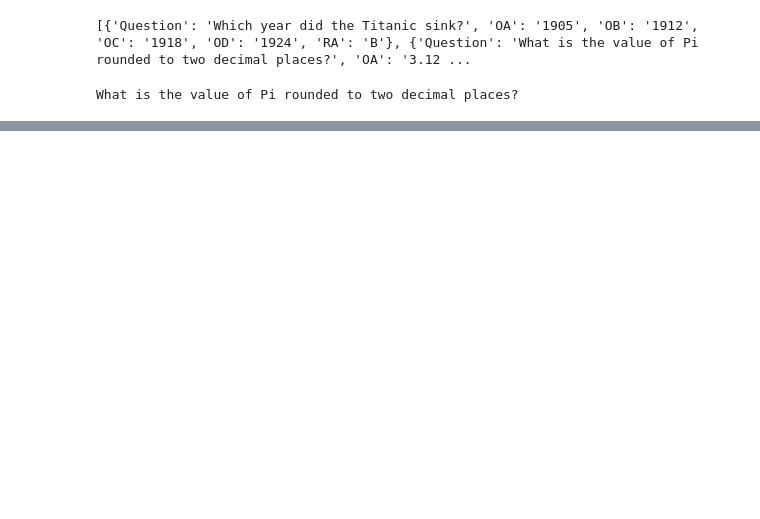
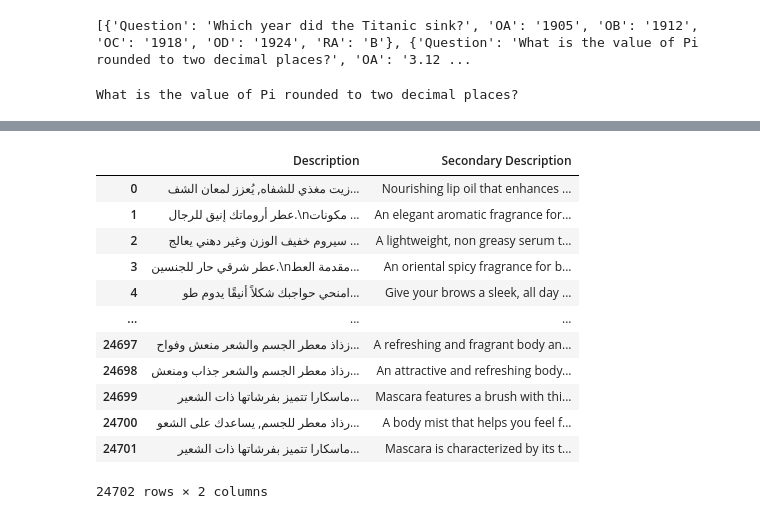
Before and after one commit to Ahmadhumayoun/AdvancePythonClassRepo, a Jupyter notebook: PandasLearning.ipynb, the cells around one changed output, grey strips where cells are left out. Cells and saved outputs as stored; diff of their text form; code cells hidden in the pictures; blank space fills up the shorter version.

```diff
--- a/PandasLearning.ipynb
+++ b/PandasLearning.ipynb
@@ -552,0 +573,16 @@ What is the value of Pi rounded to two decimal places?
+# %%
+dfItems[["Description","Secondary Description"]]
+# %% [output]
+|  | Description | Secondary Description |
+| 0 | زيت مغذي للشفاه, يُعزز لمعان الشف... | Nourishing lip oil that enhances ... |
+| 1 | عطر أروماتك إنيق للرجال.\nمكونات ... | An elegant aromatic fragrance for... |
+| 2 | سيروم خفيف الوزن وغير دهني يعالج ... | A lightweight, non greasy serum t... |
+| 3 | عطر شرقي حار للجنسين.\nمقدمة العط... | An oriental spicy fragrance for b... |
+| 4 | امنحي حواجبك شكلاً أنيقًا يدوم طو... | Give your brows a sleek, all day ... |
+| ... | ... | ... |
+| 24697 | زذاذ معطر الجسم والشعر منعش وفواح... | A refreshing and fragrant body an... |
+| 24698 | رذاذ معطر الجسم والشعر جذاب ومنعش... | An attractive and refreshing body... |
+| 24699 | ماسكارا تتميز بفرشاتها ذات الشعير... | Mascara features a brush with thi... |
+| 24700 | رذاذ معطر للجسم, يساعدك على الشعو... | A body mist that helps you feel f... |
+| 24701 | ماسكارا تتميز بفرشاتها ذات الشعير... | Mascara is characterized by its t... |
+24702 rows × 2 columns
```
Also changed, not shown: parts of 13 cells of this notebook.
